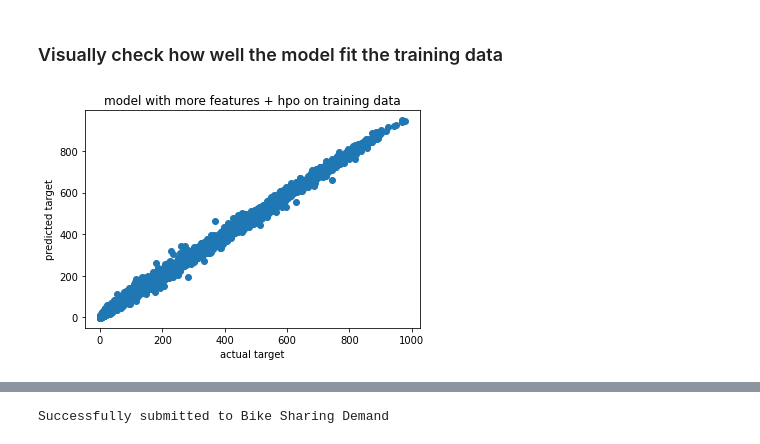
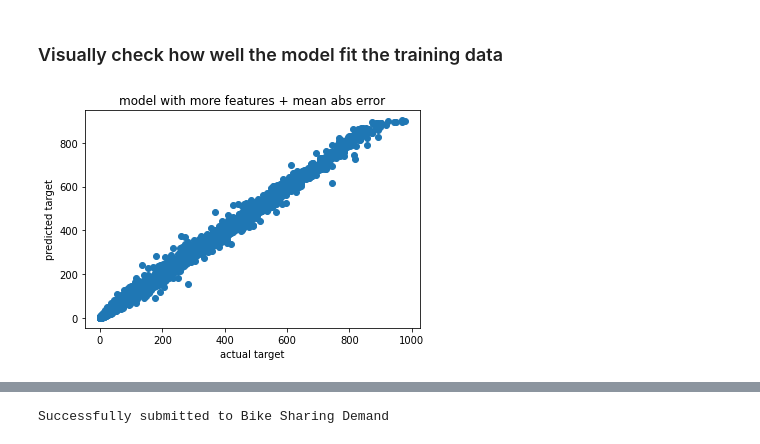
Before and after one commit to a1pat/Bike-Sharing-Demand, a Jupyter notebook: project_notebook.ipynb, the cells around one changed output, grey strips where cells are left out. Drawn from its saved outputs; the diff is of its cells as text; code cells hidden in the pictures.

```diff
--- a/project_notebook.ipynb
+++ b/project_notebook.ipynb
@@ -241,6 +245,7 @@ warnings.filterwarnings('ignore', '.*deprecated*.')
 # %%
 predictor = TabularPredictor(label=count,
-                            eval_metric='root_mean_squared_error').fit(train[features + [count]],
-                                                                      presets='best_quality',
-                                                                      time_limit=time_limit)
+                             learner_kwargs=learner_kwargs,
+                             eval_metric='root_mean_squared_error').fit(train,
+                                                                        presets='best_quality',
+                                                                        time_limit=time_limit)
 # %% [output]
@@ -422,9 +459,15 @@ test.hist(figsize=(10, 10));
 # %% [markdown]
 The feaure distributions in the `train` and `test` data sets are similar, based on a quick, visual comparison.
 # %%
-# create a new 'hour' feature
+# create new 'hour', 'day' and 'month' features
 train['hour'] = train['datetime'].dt.hour
 test['hour'] = test['datetime'].dt.hour
+
+train['day'] = train['datetime'].dt.day
+test['day'] = test['datetime'].dt.day
+
+train['month'] = train['datetime'].dt.month
+test['month'] = test['datetime'].dt.month
 # %% [markdown]
 ## Make category types for these so models know they are not just numbers
 * AutoGluon originally sees these as ints, but in reality they are int representations of a category.
@@ -435,9 +478,14 @@ The `hour` feature should also be categorical.
 train["season"] = train['season'].astype('category')
 train["weather"] = train["weather"].astype('category')
 train["hour"] = train["hour"].astype('category')
+train["day"] = train["day"].astype('category')
+train["month"] = train["month"].astype('category')
+
 test["season"] = test["season"].astype('category')
 test["weather"] = test["weather"].astype('category')
 test["hour"] = test["hour"].astype('category')
+test["day"] = test["day"].astype('category')
+test["month"] = test["month"].astype('category')
 # %%
 # View are new feature
 train.head()
@@ -966,10 +1203,8 @@ hyperparameter_tune_kwargs = {
 # %%
-predictor_new_hpo_2 = TabularPredictor(label=count,
-                                    eval_metric='root_mean_squared_error').fit(train[more_features + [count]],
-                                                                               presets='best_quality',
-                                                                               time_limit=1.5 * time_limit,
-                                                                               verbosity=2,
-                                                                               excluded_model_types=['NN', 'KNN', 'FASTAI'],
-                                                                               hyperparameter_tune_kwargs=hyperparameter_tune_kwargs
-                                                                              )
+predictor_mean_abs_err = TabularPredictor(label=count,
+                                          learner_kwargs=learner_kwargs,
+                                          eval_metric='mean_absolute_error').fit(train,
+                                                                                 presets='best_quality',
+                                                                                 time_limit=time_limit,
+                                                                                 excluded_model_types=['NN', 'KNN', 'FASTAI'])
 # %% [output]
@@ -1087,7 +1307,7 @@ Fitting model: LightGBMLarge_BAG_L1 ... Training model for up to 219.94s of the
 # %% [markdown]
 ### Visually check how well the model fit the training data
 # %%
-visual_check(train, count, predictor_new_hpo_2, 'model with more features + hpo on training data')
+visual_check(train, count, predictor_mean_abs_err, 'model with more features + mean abs error')
 # %% [output]
-[figure, old version]
+[figure, new version]
 # %%
```
Also changed, not shown: parts of 81 cells of this notebook, 1 other file.
